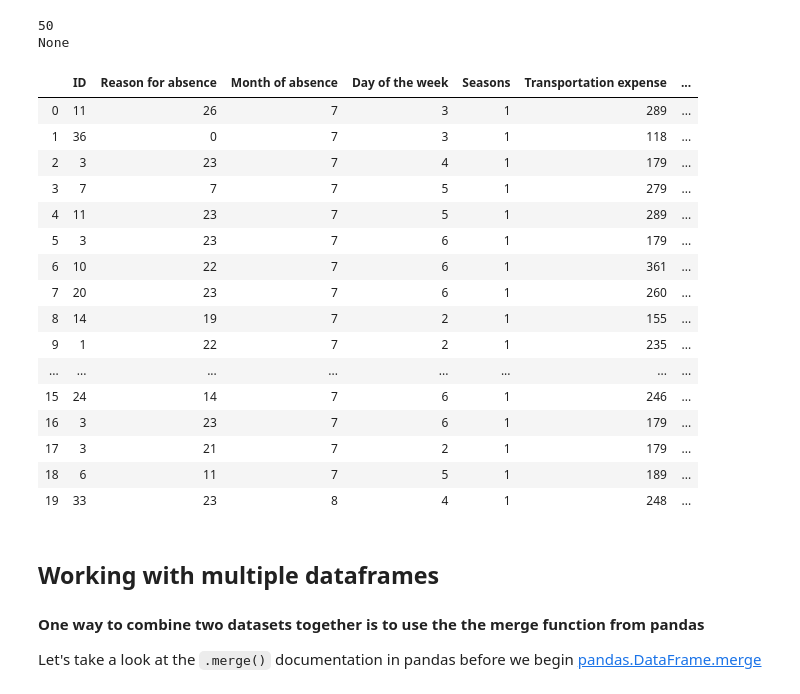
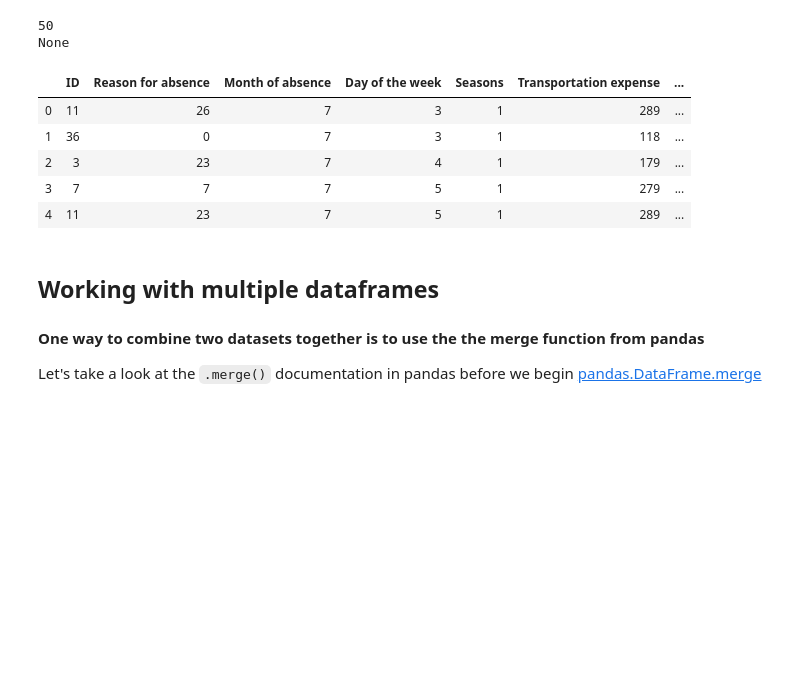
Before and after one commit to Malcolm206/dsc-pandas-tips-tricks, a Jupyter notebook: Pandas Tips & Review.ipynb, the cells around one changed output. Saved outputs shown, nothing was run; the diff lists cells and outputs as text; code cells hidden in the pictures; blank space fills up the shorter version.

```diff
--- a/Pandas Tips & Review.ipynb
+++ b/Pandas Tips & Review.ipynb
@@ -50,25 +50,14 @@ print(pd.options.display.max_rows)
 None
 # %%
 #checking our dataframe again to see if our settings worked
-absent.head(20)
+absent.head()
 # %% [output]
 |  | ID | Reason for absence | Month of absence | Day of the week | Seasons | Transportation expense | ... |
 | 0 | 11 | 26 | 7 | 3 | 1 | 289 | ... |
 | 1 | 36 | 0 | 7 | 3 | 1 | 118 | ... |
 | 2 | 3 | 23 | 7 | 4 | 1 | 179 | ... |
 | 3 | 7 | 7 | 7 | 5 | 1 | 279 | ... |
 | 4 | 11 | 23 | 7 | 5 | 1 | 289 | ... |
-| 5 | 3 | 23 | 7 | 6 | 1 | 179 | ... |
-| 6 | 10 | 22 | 7 | 6 | 1 | 361 | ... |
-| 7 | 20 | 23 | 7 | 6 | 1 | 260 | ... |
-| 8 | 14 | 19 | 7 | 2 | 1 | 155 | ... |
-| 9 | 1 | 22 | 7 | 2 | 1 | 235 | ... |
-| ... | ... | ... | ... | ... | ... | ... | ... |
-| 15 | 24 | 14 | 7 | 6 | 1 | 246 | ... |
-| 16 | 3 | 23 | 7 | 6 | 1 | 179 | ... |
-| 17 | 3 | 21 | 7 | 2 | 1 | 179 | ... |
-| 18 | 6 | 11 | 7 | 5 | 1 | 189 | ... |
-| 19 | 33 | 23 | 8 | 4 | 1 | 248 | ... |
 # %% [markdown]
 ## Working with multiple dataframes
 
```
Also changed, not shown: parts of 5 cells of this notebook.
